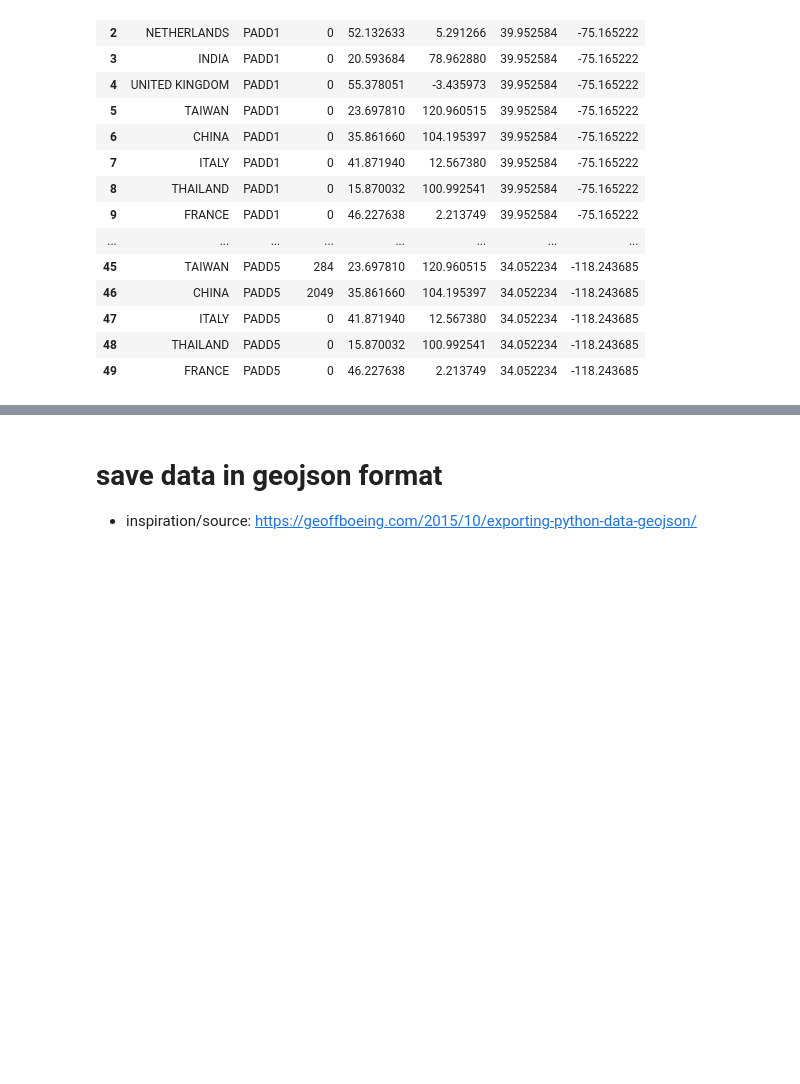
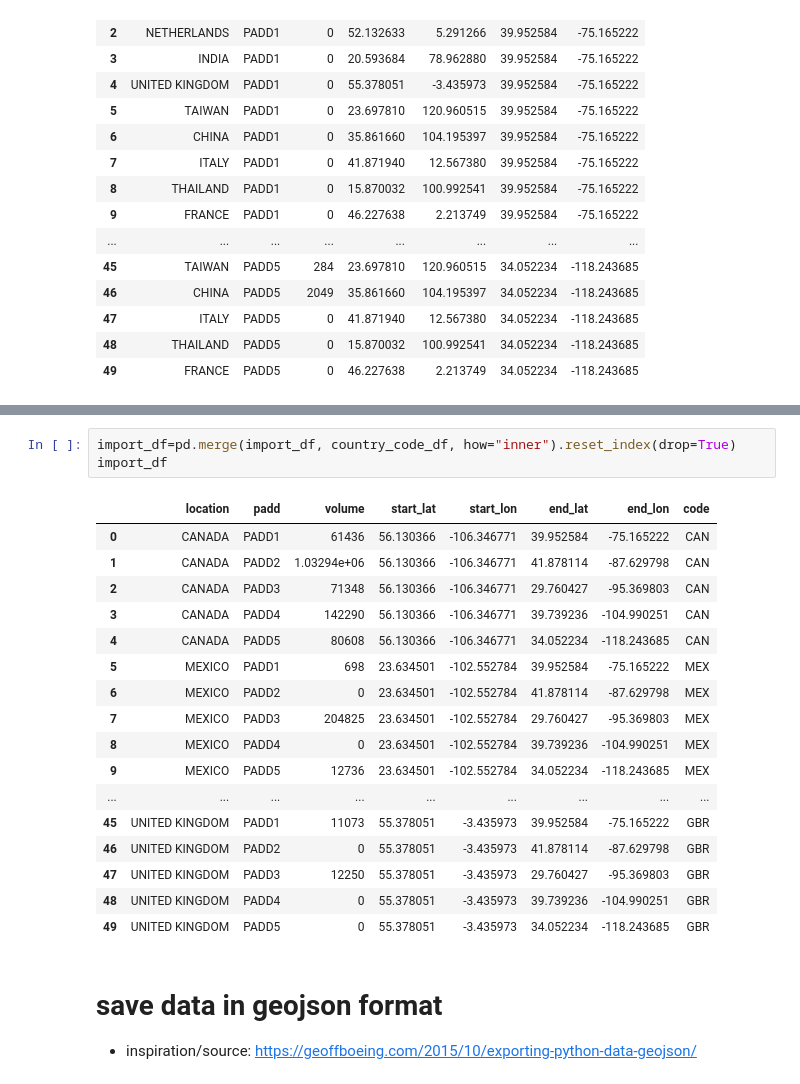
Before and after one commit to OlegRyzhkov2020/oil-project, a Jupyter notebook: export_import/US_expo_imp.ipynb, the cells around one changed output, grey strips where cells are left out. Saved outputs shown, nothing was run; the diff lists cells and outputs as text; blank space fills up the shorter version.

```diff
--- a/export_import/US_expo_imp.ipynb
+++ b/export_import/US_expo_imp.ipynb
@@ -965,3 +991,24 @@ export_df
+# %%
+import_df=pd.merge(import_df, country_code_df, how="inner").reset_index(drop=True)
+import_df
+# %% [output]
+|  | location | padd | volume | start_lat | start_lon | end_lat | end_lon | code |
+| 0 | CANADA | PADD1 | 61436 | 56.130366 | -106.346771 | 39.952584 | -75.165222 | CAN |
+| 1 | CANADA | PADD2 | 1.03294e+06 | 56.130366 | -106.346771 | 41.878114 | -87.629798 | CAN |
+| 2 | CANADA | PADD3 | 71348 | 56.130366 | -106.346771 | 29.760427 | -95.369803 | CAN |
+| 3 | CANADA | PADD4 | 142290 | 56.130366 | -106.346771 | 39.739236 | -104.990251 | CAN |
+| 4 | CANADA | PADD5 | 80608 | 56.130366 | -106.346771 | 34.052234 | -118.243685 | CAN |
+| 5 | MEXICO | PADD1 | 698 | 23.634501 | -102.552784 | 39.952584 | -75.165222 | MEX |
+| 6 | MEXICO | PADD2 | 0 | 23.634501 | -102.552784 | 41.878114 | -87.629798 | MEX |
+| 7 | MEXICO | PADD3 | 204825 | 23.634501 | -102.552784 | 29.760427 | -95.369803 | MEX |
+| 8 | MEXICO | PADD4 | 0 | 23.634501 | -102.552784 | 39.739236 | -104.990251 | MEX |
+| 9 | MEXICO | PADD5 | 12736 | 23.634501 | -102.552784 | 34.052234 | -118.243685 | MEX |
+| ... | ... | ... | ... | ... | ... | ... | ... | ... |
+| 45 | UNITED KINGDOM | PADD1 | 11073 | 55.378051 | -3.435973 | 39.952584 | -75.165222 | GBR |
+| 46 | UNITED KINGDOM | PADD2 | 0 | 55.378051 | -3.435973 | 41.878114 | -87.629798 | GBR |
+| 47 | UNITED KINGDOM | PADD3 | 12250 | 55.378051 | -3.435973 | 29.760427 | -95.369803 | GBR |
+| 48 | UNITED KINGDOM | PADD4 | 0 | 55.378051 | -3.435973 | 39.739236 | -104.990251 | GBR |
+| 49 | UNITED KINGDOM | PADD5 | 0 | 55.378051 | -3.435973 | 34.052234 | -118.243685 | GBR |
 # %% [markdown]
 # save data in geojson format
  - inspiration/source: https://geoffboeing.com/2015/10/exporting-python-data-geojson/
```
Also changed, not shown: parts of 14 cells of this notebook, 5 other files.
